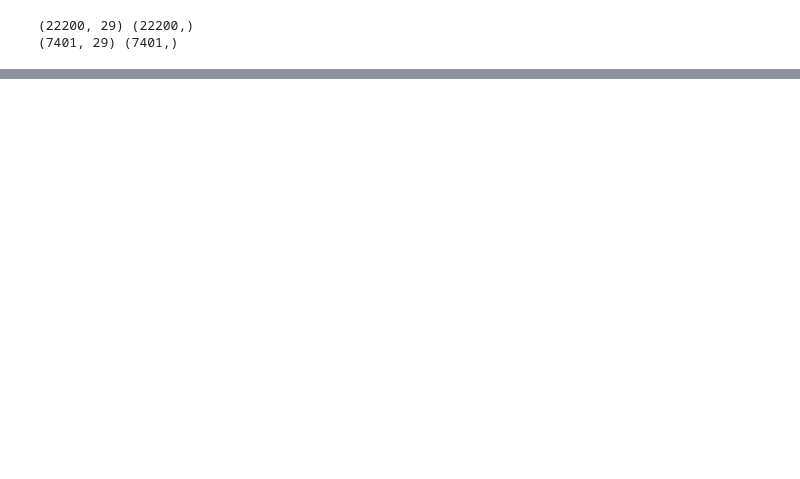
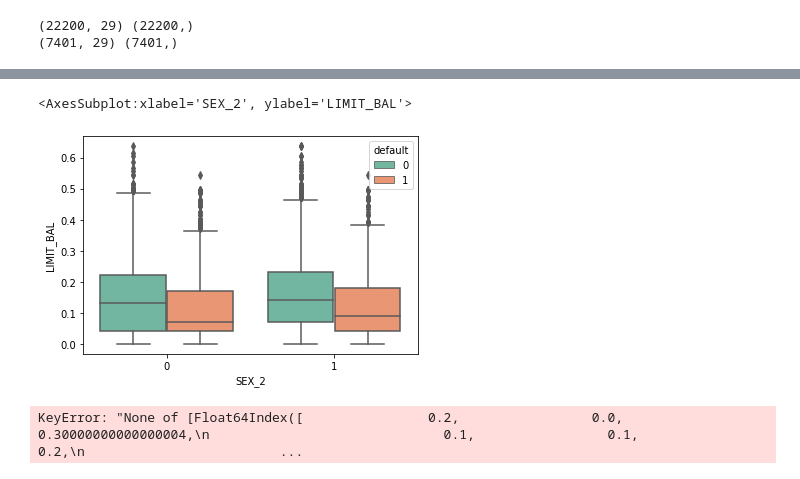
Before and after one commit to Bryan-Suelo/machine_learning, a Jupyter notebook: default_credit_card_clients/default_credit_card.ipynb, the cells around one changed output, grey strips where cells are left out. Drawn from its saved outputs; the diff is of its cells as text; code cells hidden in the pictures; blank space fills up the shorter version.

```diff
--- a/default_credit_card_clients/default_credit_card.ipynb
+++ b/default_credit_card_clients/default_credit_card.ipynb
@@ -553,0 +567,15 @@ print(X0_test.shape, Y0_test.shape)
+# %%
+sns.boxplot(x= X0_train.SEX_2,
+            y = X0_train.LIMIT_BAL,
+            hue = Y0_train,
+            palette = 'Set2')
+# %% [output]
+<AxesSubplot:xlabel='SEX_2', ylabel='LIMIT_BAL'>
+[figure, added]
+# %%
+sns.catplot(x=X0_train.EDUCATION_1, y=X0_train.LIMIT_BAL,
+            hue =Y0_train, col ='PAY_1',
+            data=cc_df, kind="box",
+            height=5, aspect=0.7)
+# %% [output]
+KeyError: "None of [Float64Index([                0.2,                 0.0, 0.30000000000000004,\n                              0.1,                 0.1,                 0.2,\n                         ...
```
Also changed, not shown: parts of 26 cells of this notebook.
